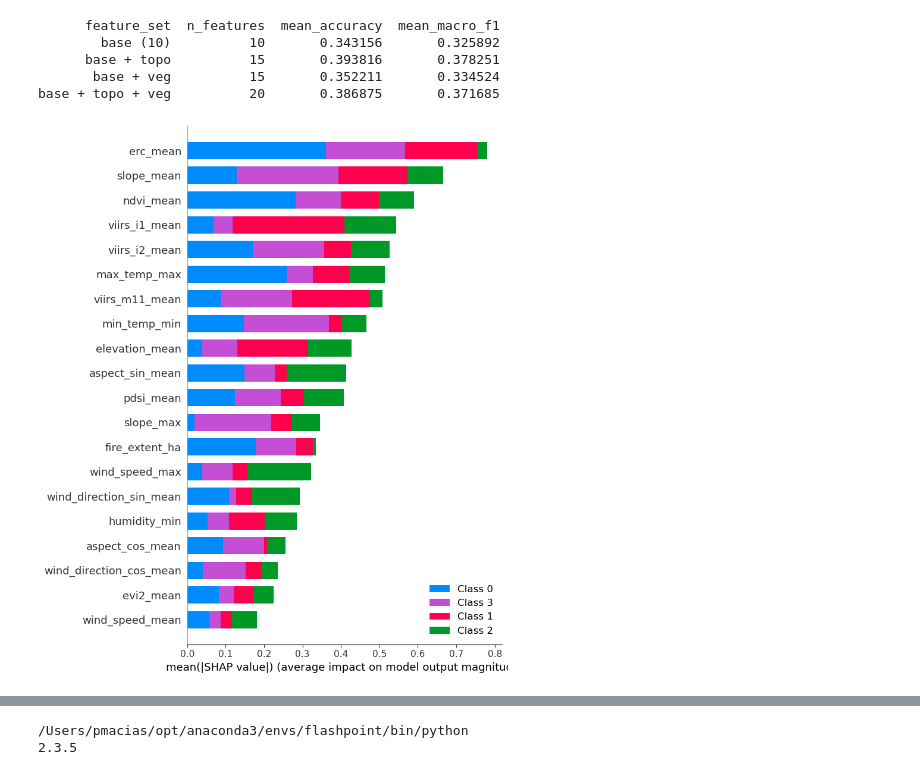
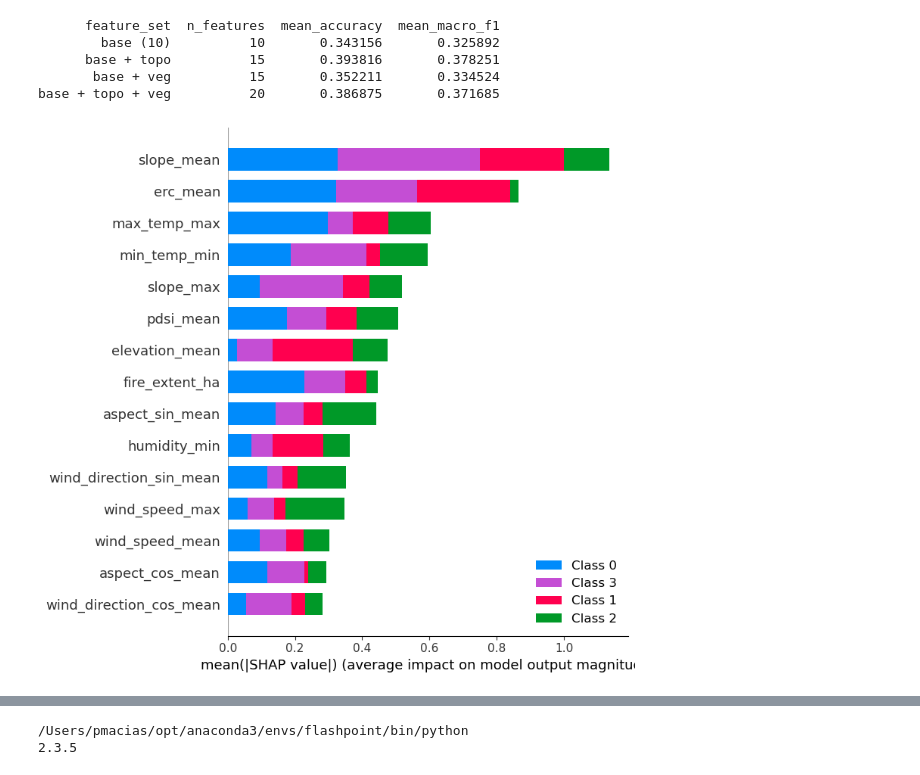
Before and after one commit to pmacias/flashpoint, a Jupyter notebook: notebooks/02_feature_engineering.ipynb, the cells around one changed output, grey strips where cells are left out. Drawn from its saved outputs; the diff is of its cells as text; code cells hidden in the pictures.

```diff
--- a/notebooks/02_feature_engineering.ipynb
+++ b/notebooks/02_feature_engineering.ipynb
@@ -332,16 +332,20 @@ print(ablation_df.to_string(index=False))
 base + topo + veg          20       0.386875       0.371685
 # %%
 import shap
+
+# SHAP on the ablation's best feature set (base + topo) -- vegetation
+# features excluded since they slightly hurt LOYO performance
+SHAP_COLS = BASE_FEATURE_COLS + TOPO_COLS
 
 xgb_full = xgb.XGBClassifier(
     n_estimators=200, max_depth=4, learning_rate=0.05,
     objective="multi:softmax", num_class=4, eval_metric="mlogloss", random_state=0,
 )
-xgb_full.fit(train_df[FEATURE_COLS], train_df["severity_class"])
+xgb_full.fit(train_df[SHAP_COLS], train_df["severity_class"])
 
 explainer = shap.TreeExplainer(xgb_full)
-shap_values = explainer.shap_values(train_df[FEATURE_COLS])
+shap_values = explainer.shap_values(train_df[SHAP_COLS])
 
-shap.summary_plot(shap_values, train_df[FEATURE_COLS], plot_type="bar")
+shap.summary_plot(shap_values, train_df[SHAP_COLS], plot_type="bar")
 # %% [output]
-[figure, old version]
+[figure, new version]
```
Also changed, not shown: parts of 2 cells of this notebook.
